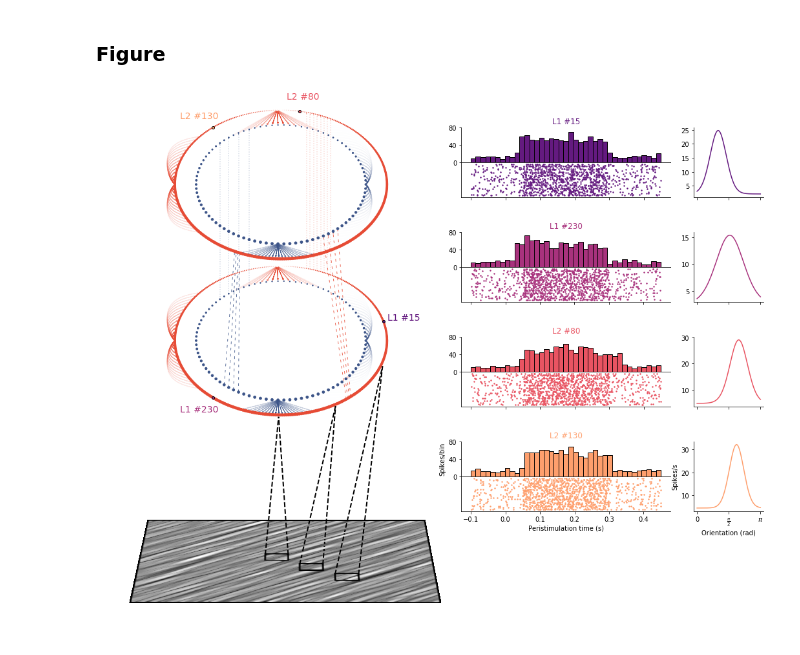
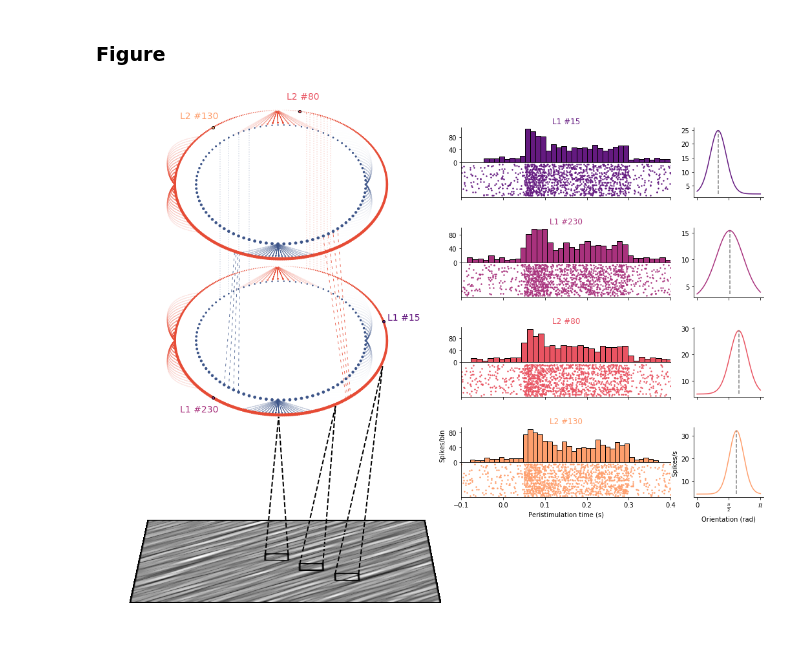
Before and after one commit to hugoladret/submissionJHEPC20, a Jupyter notebook: figure.ipynb, the cells around one changed output. Cells and saved outputs as stored; diff of their text form; code cells hidden in the pictures.

```diff
--- a/figure.ipynb
+++ b/figure.ipynb
@@ -54,7 +54,7 @@ rad = lambda n, rad : np.array([rad * np.cos(np.arange(0,n) * 2 * np.pi / n),
 e_xs, e_ys = rad(n_e, e_radius)
 i_xs, i_ys = rad(n_i, i_radius)
 lab_xs, lab_ys = rad(n_e, e_radius + .2 * e_radius)
-extra_ys = np.linspace(.8, .35, len(plot_idxs))
+extra_ys = np.linspace(.8, .37, len(plot_idxs))
 # %% [markdown]
 ### MotionClouds texture generation
 # %%
@@ -76,15 +76,13 @@ def generate_cloud(theta, b_theta, sf_0,
 # %%
 def gen_raster(trials = 30, seed0 = 0) :
     r_array= []
-    np.random.seed(seed0)
+    #np.random.seed(seed0)
     for t in range(trials) :
-
         trial = np.concatenate([np.random.uniform(-.1,.05, np.random.randint(2,8)),
-                                np.random.uniform(.05, .2, np.random.randint(18,25)),
-                                np.random.uniform(.2, .3, np.random.randint(10,15)),
+                                np.random.uniform(.05, .10, np.random.randint(10,15)),
+                                np.random.uniform(.10, .3, np.random.randint(15,35)),
                                 np.random.uniform(.3, .45, np.random.randint(2,8))])
         r_array.append(trial)
-
     return np.asarray(r_array)
 
 def gen_tc(seed = 0) :
@@ -299,6 +297,8 @@ im[0:wx, 0:s] = 0
 im[0:s, s-2:s+wy] = 0
 im[0+s:s+wx, 0:s+wy] = 0
 
+# Plot the MotionClouds on a 3d ax
+# thanks Ed Smith ! : https://stackoverflow.com/questions/30464117/plotting-a-imshow-image-in-3d-in-matplotlib
 ax2.contourf(xx, yy, im, levels = 125,  offset=0., cmap='gray', zorder=-1)
 
 
@@ -335,6 +335,7 @@ for i0 in range(len(plot_idxs)) :
     sup_ax1.set_yticks([0, 40, 80])
     sup_ax1.spines['right'].set_visible(False)
     sup_ax1.spines['top'].set_visible(False)
+    sup_ax1.set_xlim(-.1, .4)
 
     ## Rasterplot
     sup_ax2 = fig.add_axes([.9,  extra_ys[i0]-.05, .45, .05])
@@ -344,42 +345,47 @@ for i0 in range(len(plot_idxs)) :
 
     sup_ax2.set_yticks([])
     sup_ax2.spines['right'].set_visible(False)
+    sup_ax2.set_xlim(-.1, .4)
 
     ## Tuning curve
     sup_ax3 = fig.add_axes([.9+.5,  extra_ys[i0]-.05,.15, .1])
     tc = gen_tc(seed = 2**i0)
-    sup_ax3.plot(np.linspace(0, np.pi, 200), tc,
+    xs = np.linspace(0, np.pi, 200)
+    sup_ax3.plot(xs, tc,
                 color = cmap[i0])
+    sup_ax3.plot([xs[np.argmax(tc)], xs[np.argmax(tc)]],
+                 [np.min(tc), np.max(tc)],
+                    color = 'gray', linestyle = '--')
 
     sup_ax3.set_xticks([0, np.pi/2, np.pi])
     sup_ax3.set_xticklabels([0, r'$\frac{\pi}{%.0f}$' % 2, r'$\pi$'])
     sup_ax3.spines['right'].set_visible(False)
     sup_ax3.spines['top'].set_visible(False)
 
     if i0 == len(plot_idxs) - 1 :
         sup_ax1.set_ylabel('Spikes/bin')
         sup_ax2.set_xlabel('Peristimulation time (s)')
         sup_ax3.set_ylabel('Spikes/s')
         sup_ax3.set_xlabel('Orientation (rad)')
     else :
         sup_ax2.set_xticklabels([])
         sup_ax3.set_xticklabels([])
 
 # Setting up the plot  ------------------------------------------
 ax.set_xlim(-1.7, 1.7)
 ax.set_ylim(-1.05, 3.15)
 ax.axis('off')
 
 ax2.set_zlim(-.08, .1)
 ax2.view_init(elev=40, azim=.2)
 ax2.dist = 6.
 ax2.axis('off')
 
 plt.subplots_adjust(hspace=.25)
 plt.show()
 
 if save :
     fig.savefig('figure.pdf', format='pdf', bbox_inches='tight', dpi = dpi)
     fig.savefig('figure.png', format='png', bbox_inches='tight', dpi = dpi)
 # %% [output]
-[figure, old version]
+[figure, new version]
```
Also changed, not shown: 2 other files.
